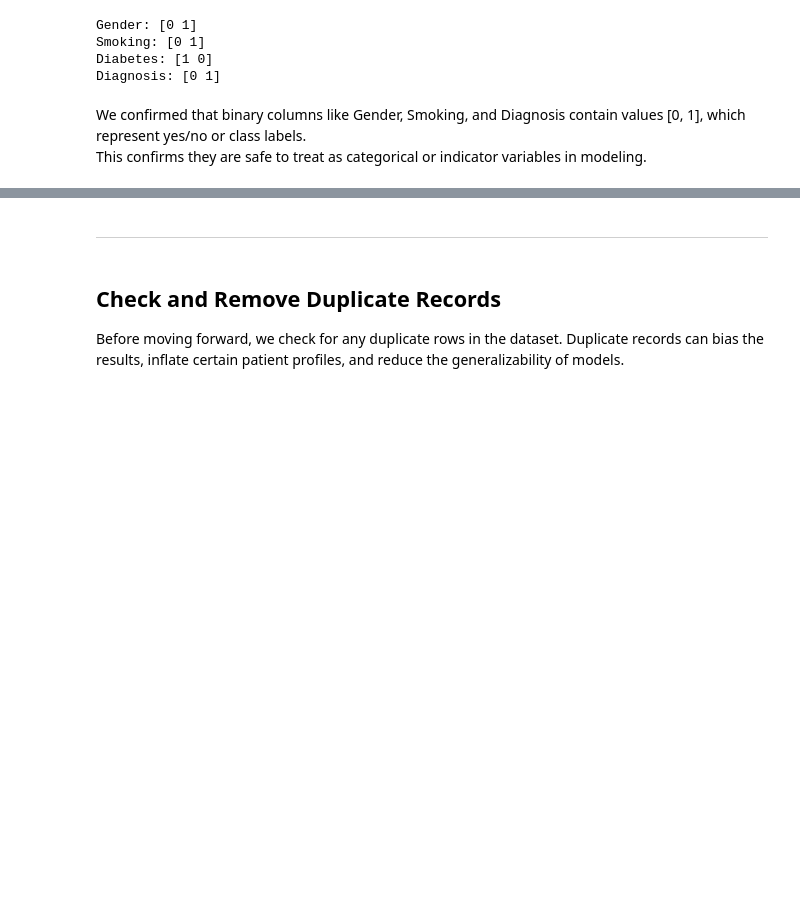
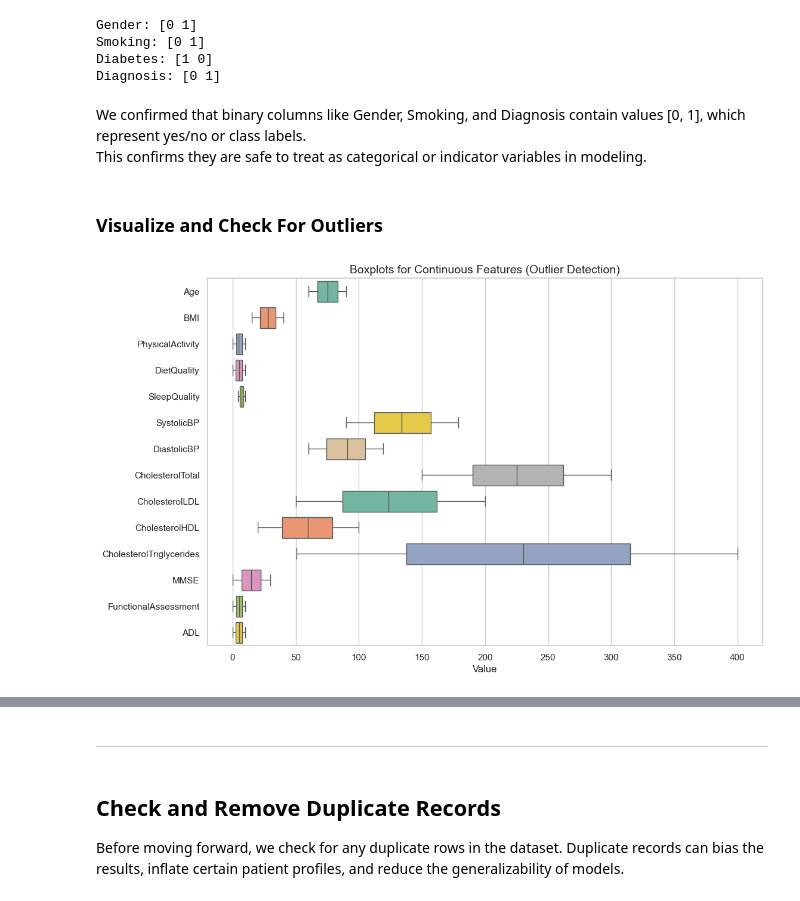
Before and after one commit to FeliciaFavrholdt/BI_EXAM, a Jupyter notebook: Analysis/notebooks/02_Data_Loading_And_Preprocessing.ipynb, the cells around one changed output, grey strips where cells are left out. Drawn from its saved outputs; the diff is of its cells as text; code cells hidden in the pictures; blank space fills up the shorter version.

Commit message:
Final cleanup by Fatima and Felica

```diff
--- a/Analysis/notebooks/02_Data_Loading_And_Preprocessing.ipynb
+++ b/Analysis/notebooks/02_Data_Loading_And_Preprocessing.ipynb
@@ -491,3 +491,20 @@ Diagnosis: [0 1]
 # %% [markdown]
 We confirmed that binary columns like Gender, Smoking, and Diagnosis contain values [0, 1], which represent yes/no or class labels.
 This confirms they are safe to treat as categorical or indicator variables in modeling.
+# %% [markdown]
+### Visualize and Check For Outliers
+# %%
+import matplotlib.pyplot as plt
+import seaborn as sns
+
+# Set seaborn style for better visuals
+sns.set(style="whitegrid")
+
+# Plot boxplots for all continuous features in one figure
+plt.figure(figsize=(12, 8))
+sns.boxplot(data=df_clean[continuous_features], orient="h", palette="Set2")
+plt.title("Boxplots for Continuous Features (Outlier Detection)", fontsize=14)
+plt.xlabel("Value")
+plt.show()
+# %% [output]
+[figure, added]
```
Also changed, not shown: parts of 7 cells of this notebook, 38 other files.
